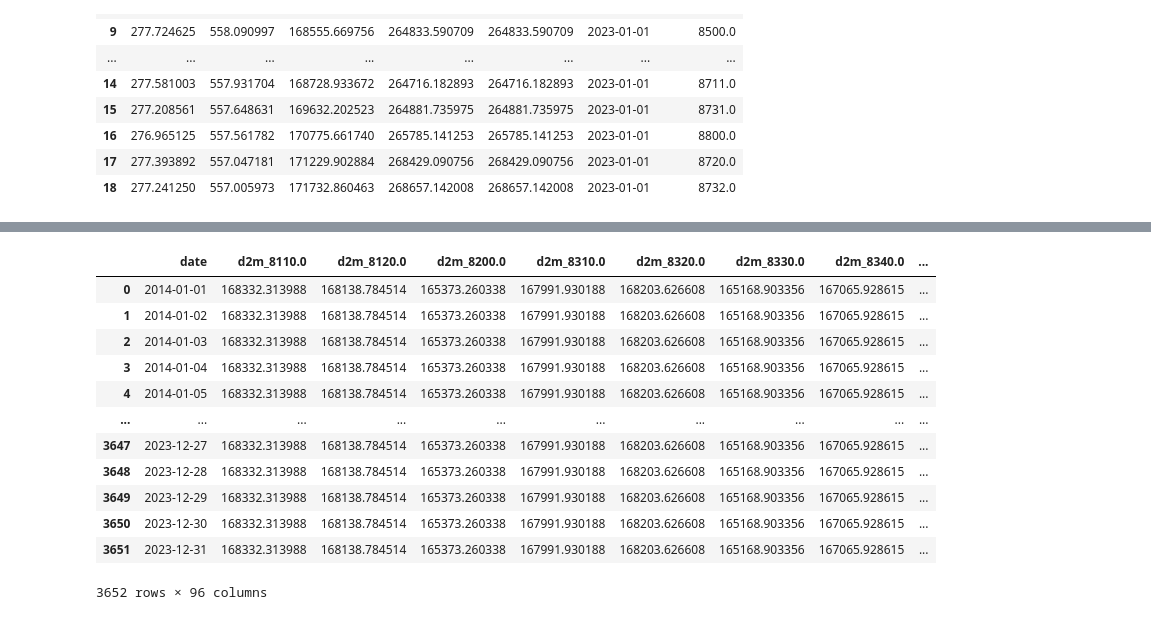
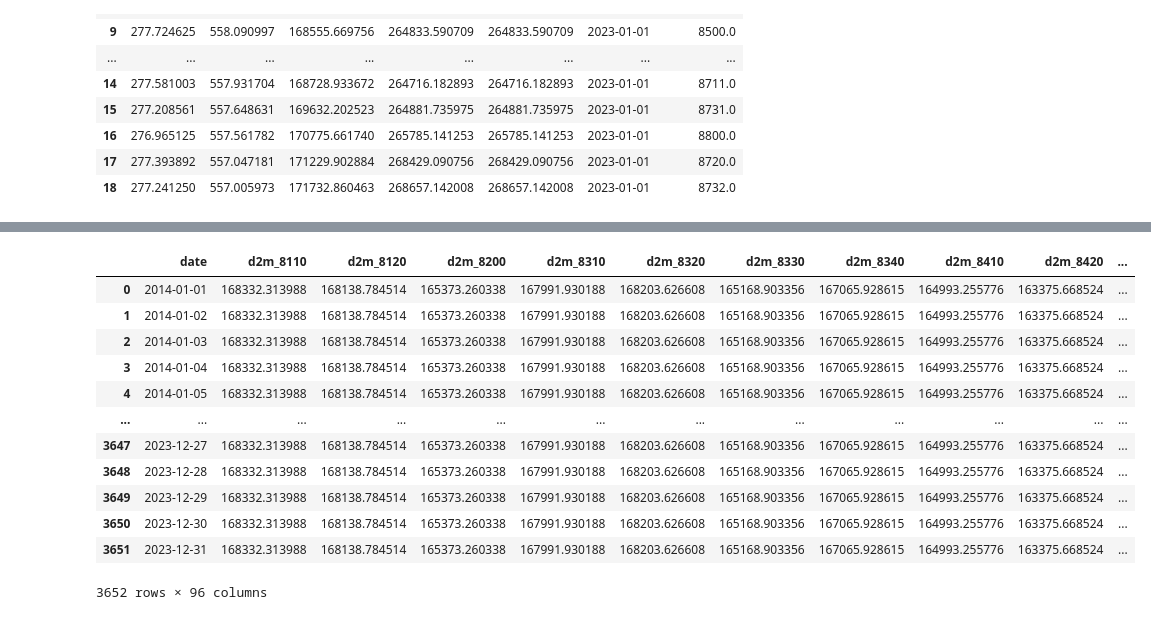
Before and after one commit to henrifnk/Seminar_ClimateNStatistics, a Jupyter notebook: work/07-hydroLSTM/notebooks/ERA5_testing.ipynb, the cells around one changed output, grey strips where cells are left out. Cells and saved outputs as stored; diff of their text form; code cells hidden in the pictures.

```diff
--- a/work/07-hydroLSTM/notebooks/ERA5_testing.ipynb
+++ b/work/07-hydroLSTM/notebooks/ERA5_testing.ipynb
@@ -147,22 +147,22 @@ df_final.reset_index(drop = True,inplace = True)
 # %%
 df_final['date'] = pd.to_datetime(df_final['date'])
 pivot_df = df_final.pivot_table(index='date', columns='catch_name')
-pivot_df.columns = [f'{measurement}_{station}' for measurement, station in pivot_df.columns]
+pivot_df.columns = [f'{measurement}_{str(station)[:4]}' for measurement, station in pivot_df.columns]
 pivot_df.reset_index(inplace=True)
 pivot_df
 # %% [output]
-|  | date | d2m_8110.0 | d2m_8120.0 | d2m_8200.0 | d2m_8310.0 | d2m_8320.0 | d2m_8330.0 | d2m_8340.0 | ... |
-| 0 | 2014-01-01 | 168332.313988 | 168138.784514 | 165373.260338 | 167991.930188 | 168203.626608 | 165168.903356 | 167065.928615 | ... |
-| 1 | 2014-01-02 | 168332.313988 | 168138.784514 | 165373.260338 | 167991.930188 | 168203.626608 | 165168.903356 | 167065.928615 | ... |
-| 2 | 2014-01-03 | 168332.313988 | 168138.784514 | 165373.260338 | 167991.930188 | 168203.626608 | 165168.903356 | 167065.928615 | ... |
-| 3 | 2014-01-04 | 168332.313988 | 168138.784514 | 165373.260338 | 167991.930188 | 168203.626608 | 165168.903356 | 167065.928615 | ... |
-| 4 | 2014-01-05 | 168332.313988 | 168138.784514 | 165373.260338 | 167991.930188 | 168203.626608 | 165168.903356 | 167065.928615 | ... |
-| ... | ... | ... | ... | ... | ... | ... | ... | ... | ... |
-| 3647 | 2023-12-27 | 168332.313988 | 168138.784514 | 165373.260338 | 167991.930188 | 168203.626608 | 165168.903356 | 167065.928615 | ... |
-| 3648 | 2023-12-28 | 168332.313988 | 168138.784514 | 165373.260338 | 167991.930188 | 168203.626608 | 165168.903356 | 167065.928615 | ... |
-| 3649 | 2023-12-29 | 168332.313988 | 168138.784514 | 165373.260338 | 167991.930188 | 168203.626608 | 165168.903356 | 167065.928615 | ... |
-| 3650 | 2023-12-30 | 168332.313988 | 168138.784514 | 165373.260338 | 167991.930188 | 168203.626608 | 165168.903356 | 167065.928615 | ... |
-| 3651 | 2023-12-31 | 168332.313988 | 168138.784514 | 165373.260338 | 167991.930188 | 168203.626608 | 165168.903356 | 167065.928615 | ... |
+|  | date | d2m_8110 | d2m_8120 | d2m_8200 | d2m_8310 | d2m_8320 | d2m_8330 | d2m_8340 | d2m_8410 | d2m_8420 | ... |
+| 0 | 2014-01-01 | 168332.313988 | 168138.784514 | 165373.260338 | 167991.930188 | 168203.626608 | 165168.903356 | 167065.928615 | 164993.255776 | 163375.668524 | ... |
+| 1 | 2014-01-02 | 168332.313988 | 168138.784514 | 165373.260338 | 167991.930188 | 168203.626608 | 165168.903356 | 167065.928615 | 164993.255776 | 163375.668524 | ... |
+| 2 | 2014-01-03 | 168332.313988 | 168138.784514 | 165373.260338 | 167991.930188 | 168203.626608 | 165168.903356 | 167065.928615 | 164993.255776 | 163375.668524 | ... |
+| 3 | 2014-01-04 | 168332.313988 | 168138.784514 | 165373.260338 | 167991.930188 | 168203.626608 | 165168.903356 | 167065.928615 | 164993.255776 | 163375.668524 | ... |
+| 4 | 2014-01-05 | 168332.313988 | 168138.784514 | 165373.260338 | 167991.930188 | 168203.626608 | 165168.903356 | 167065.928615 | 164993.255776 | 163375.668524 | ... |
+| ... | ... | ... | ... | ... | ... | ... | ... | ... | ... | ... | ... |
+| 3647 | 2023-12-27 | 168332.313988 | 168138.784514 | 165373.260338 | 167991.930188 | 168203.626608 | 165168.903356 | 167065.928615 | 164993.255776 | 163375.668524 | ... |
+| 3648 | 2023-12-28 | 168332.313988 | 168138.784514 | 165373.260338 | 167991.930188 | 168203.626608 | 165168.903356 | 167065.928615 | 164993.255776 | 163375.668524 | ... |
+| 3649 | 2023-12-29 | 168332.313988 | 168138.784514 | 165373.260338 | 167991.930188 | 168203.626608 | 165168.903356 | 167065.928615 | 164993.255776 | 163375.668524 | ... |
+| 3650 | 2023-12-30 | 168332.313988 | 168138.784514 | 165373.260338 | 167991.930188 | 168203.626608 | 165168.903356 | 167065.928615 | 164993.255776 | 163375.668524 | ... |
+| 3651 | 2023-12-31 | 168332.313988 | 168138.784514 | 165373.260338 | 167991.930188 | 168203.626608 | 165168.903356 | 167065.928615 | 164993.255776 | 163375.668524 | ... |
 3652 rows × 96 columns
 # %%
 pivot_df.to_pickle(os.path.join('..','data','processed','meteo_processed.pkl'),compression = 'zip')
```
Also changed, not shown: 5 other files.
